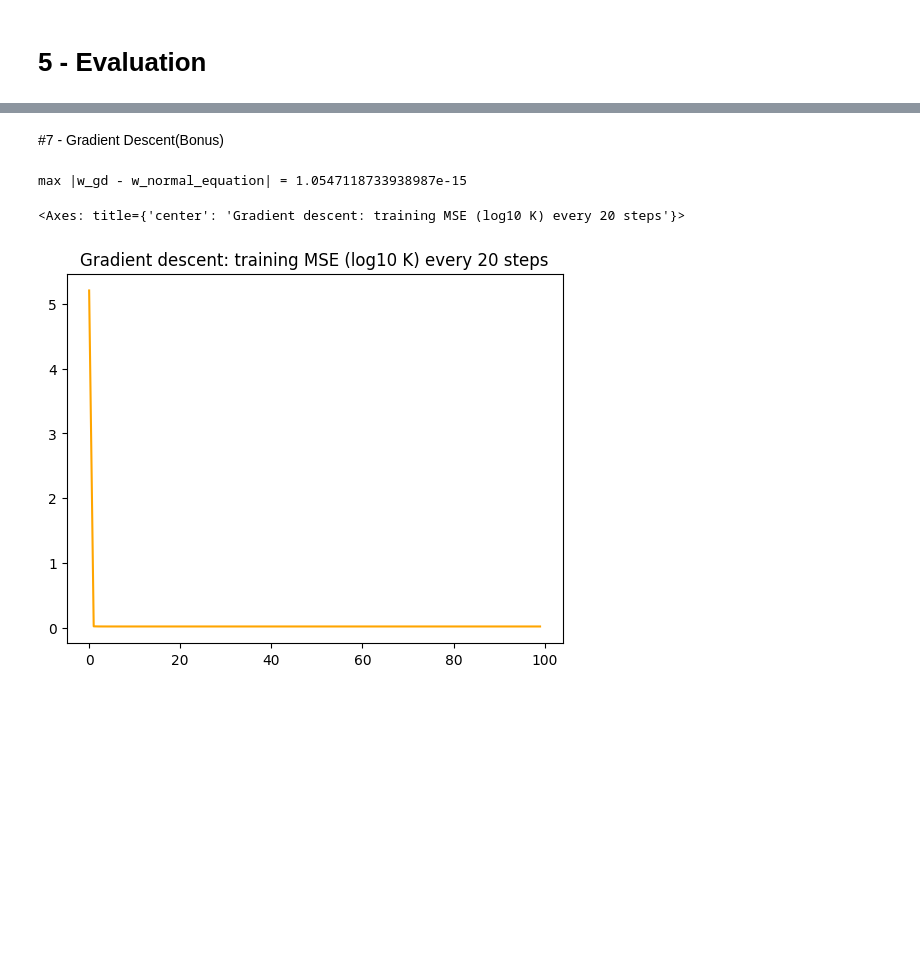
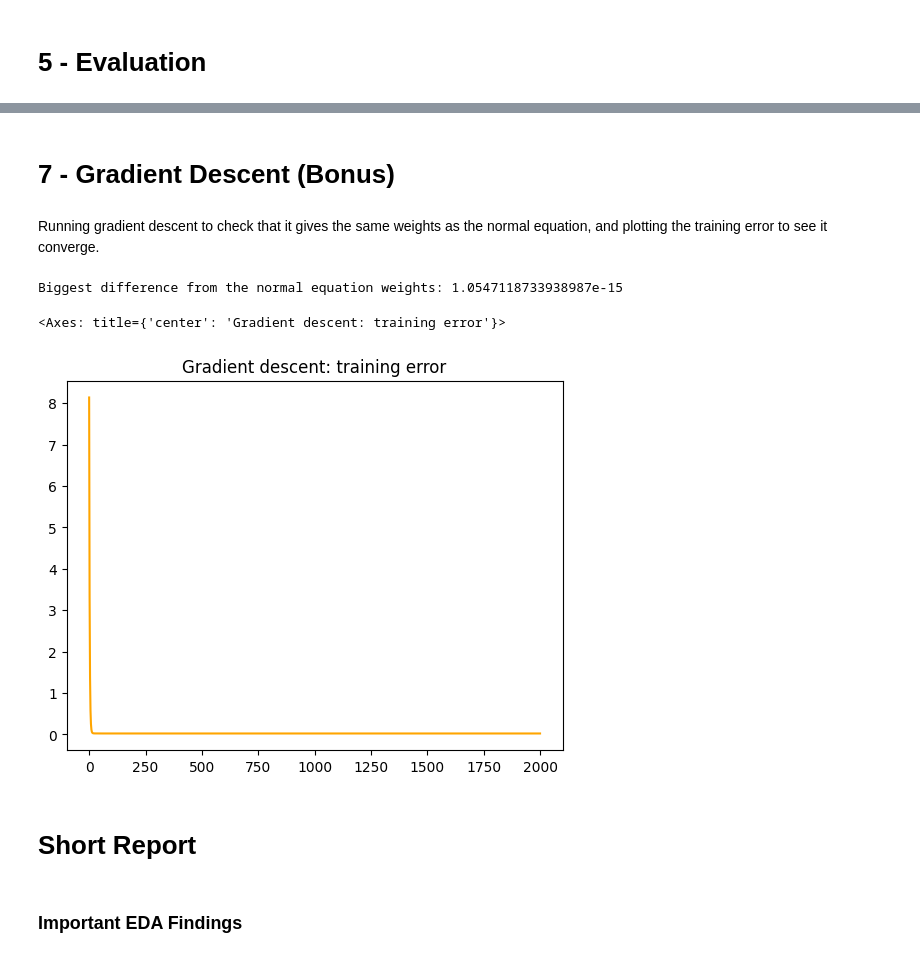
Before and after one commit to Xrash09/CSA-AI-ML, a Jupyter notebook: data_analysis.ipynb, the cells around one changed output, grey strips where cells are left out. Drawn from its saved outputs; the diff is of its cells as text; code cells hidden in the pictures; blank space fills up the shorter version.

Commit message:
Add evaluation, gradient descent, final report and limitations

```diff
--- a/data_analysis.ipynb
+++ b/data_analysis.ipynb
@@ -240,7 +274,6 @@ These features are chosen because they follow the physics of equilibrium tempera
 target = "pl_eqt"
 
 def make_X(data, feat_cols):
-    """Select the feature columns and take log10; non-positive values become NaN."""
     X = data[feat_cols].copy()
     for c in feat_cols:
         X[c] = np.log10(X[c].where(X[c] > 0))
@@ -293,19 +332,17 @@ test  feature means (not exactly 0): {'pl_orbper': 0.022, 'pl_orbsmax': 0.019, '
 # %%
 def fit_normal_equation(X, y):
-    return np.linalg.solve(X.T @ X, X.T @ y)
-
-def predict(X, w):
-    return X @ w
+    XtX = np.dot(X.T, X)
+    Xty = np.dot(X.T, y)
+    return np.linalg.solve(XtX, Xty)
 
 w = fit_normal_equation(A_train, y_train_log)
-weights = pd.Series(w, index=["intercept"] + relevant_feats)
+
+weight_names = ["intercept"] + relevant_feats
+weights = pd.Series(w, index=weight_names)
 print(weights.round(4))
 
-pred_test_log = predict(A_test, w)
+pred_test_log = np.dot(A_test, w)
 pred_test = 10 ** pred_test_log
-
-def predict_temperature(new_df):
-    return 10 ** predict(add_intercept(preprocess(new_df)), w)
 # %% [output]
 intercept     2.8358
 pl_orbper    -0.2106
@@ -422,21 +496,35 @@ Coldest planet by prediction: DP Leo b | predicted 28 K, actual 24 K
 # %% [markdown]
-#7 - Gradient Descent(Bonus)
+# 7 - Gradient Descent (Bonus)
+# %% [markdown]
+Running gradient descent to check that it gives the same weights as the normal equation, and plotting the training error to see it converge.
 # %%
-def grad_des(X,y,lr=0.1, n_iter=2000):
-  n=len(y)
-  w= np.zeros(X.shape[1])
-  losses =[]
-  for i in range(n_iter):
-    grad =(2/n)*X.T @(X@w -y)
-    w -= lr*grad
-    if i % 20 == 0:
-            losses.append(np.mean((X @ w - y) ** 2))
-  return w, losses
+def gradient_descent(X, y, learning_rate=0.1, steps=2000):
+    n = len(y)
+    weights = np.zeros(X.shape[1])
+    losses = []
 
-w_gd, losses = grad_des(A_train, y_train_log)
-print("max |w_gd - w_normal_equation| =", np.abs(w_gd - w).max())
-pd.Series(losses).plot(title="Gradient descent: training MSE (log10 K) every 20 steps",color= "orange")
+    for step in range(steps):
+        predictions = np.dot(X, weights)
+        errors = predictions - y
+        gradient = (2 / n)*np.dot(X.T, errors)
+        weights = weights - learning_rate * gradient
+
+        loss = np.mean(errors ** 2)
+        losses.append(loss)
+
+    return weights, losses
+
+w_gd, losses = gradient_descent(A_train, y_train_log)
+
+difference = np.abs(w_gd - w).max()
+print("Biggest difference from the normal equation weights:", difference)
+
+pd.Series(losses).plot(title="Gradient descent: training error", color="orange")
 # %% [output]
-max |w_gd - w_normal_equation| = 1.0547118733938987e-15
+Biggest difference from the normal equation weights: 1.0547118733938987e-15
-<Axes: title={'center': 'Gradient descent: training MSE (log10 K) every 20 steps'}>
+<Axes: title={'center': 'Gradient descent: training error'}>
-[figure, old version]
+[figure, new version]
+# %% [markdown]
+# Short Report
+# %% [markdown]
+### Important EDA Findings
```
Also changed, not shown: parts of 70 cells of this notebook.
